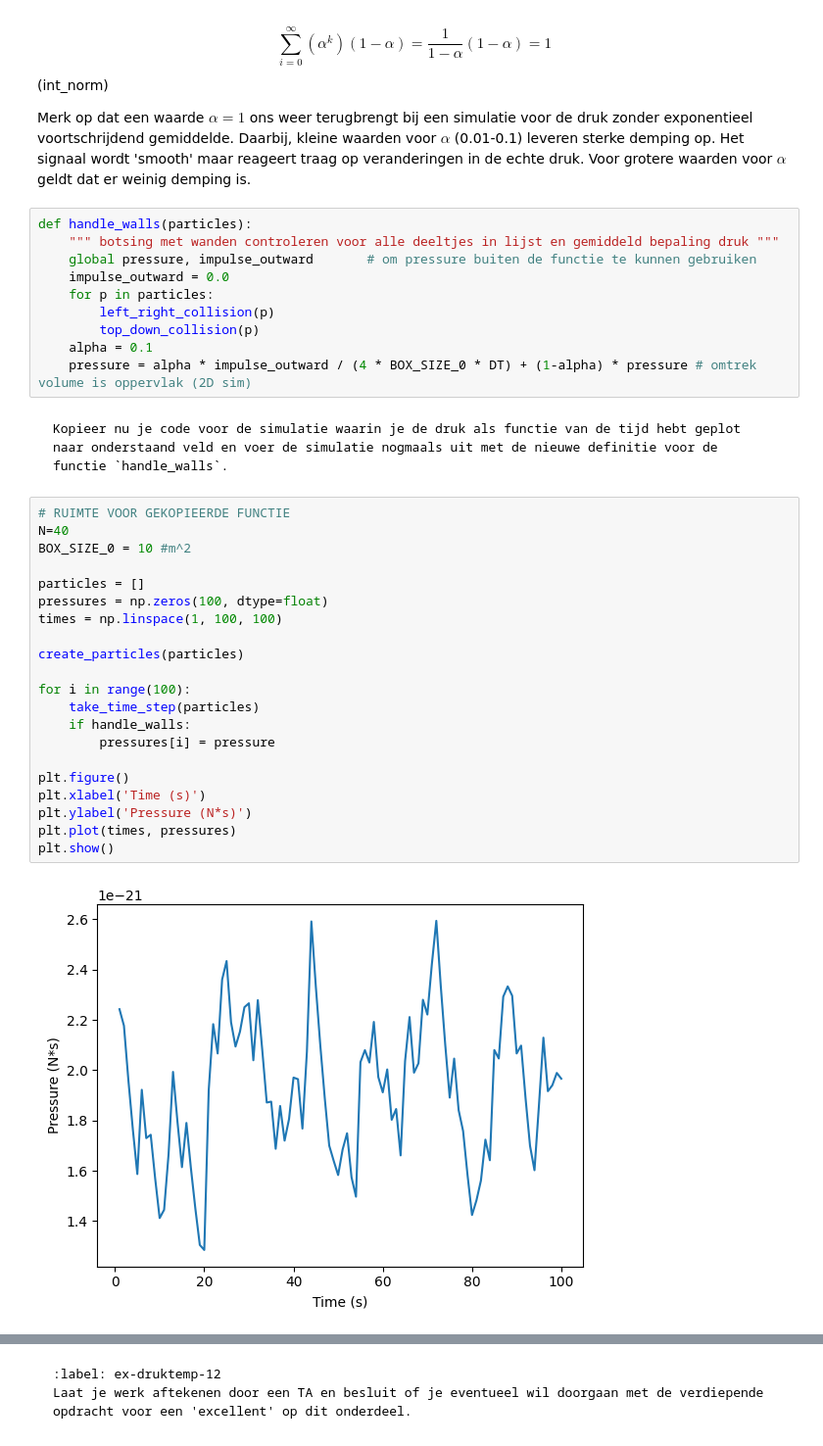
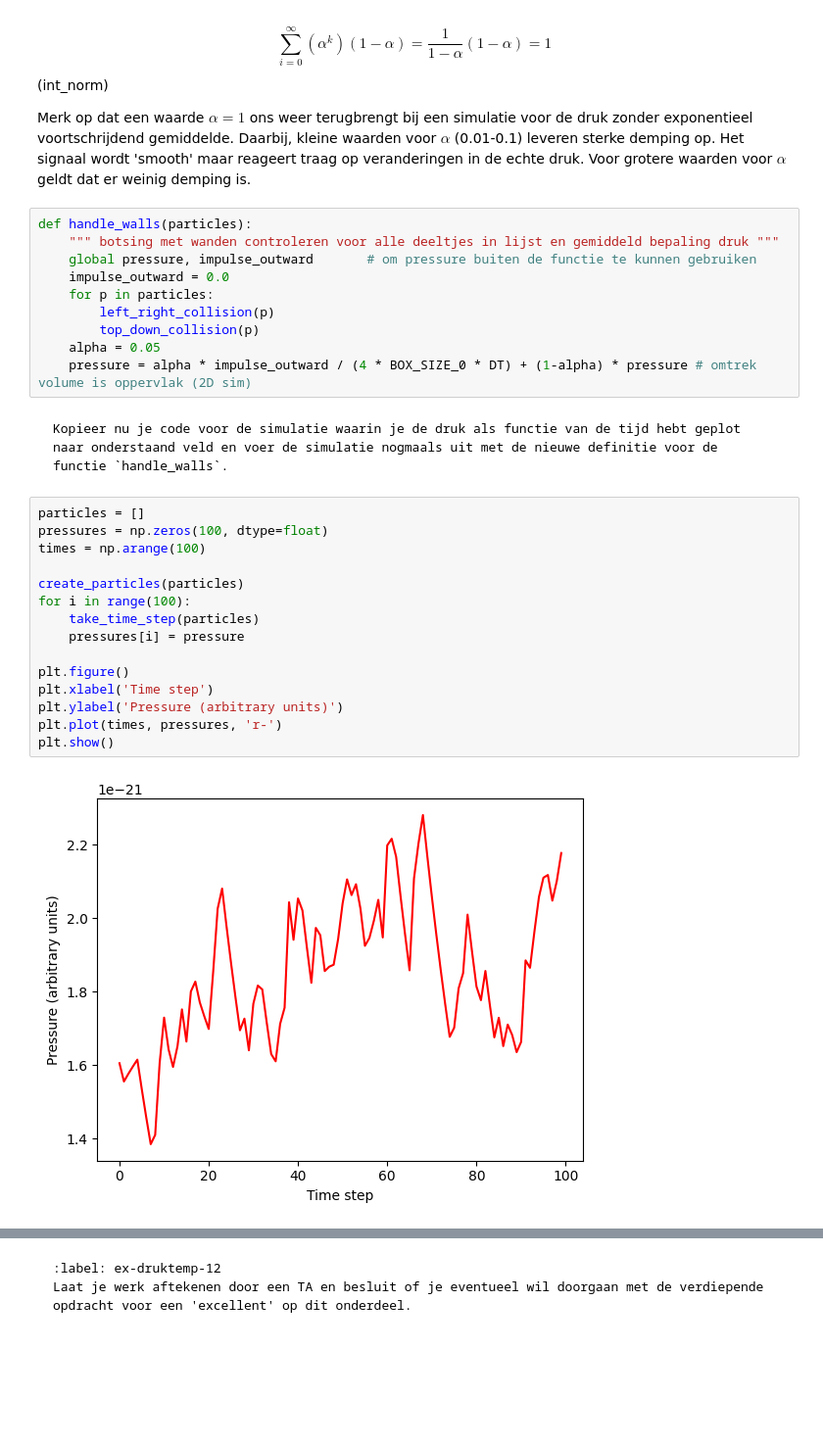
Before and after one commit to JSlootsTUD/Jesse-en-Justin, a Jupyter notebook: Content/PySim/5_druktemp.ipynb, the cells around one changed output, grey strips where cells are left out. Shown at 98% size. Cells and saved outputs as stored; diff of their text form; blank space fills up the shorter version.

````diff
--- a/Content/PySim/5_druktemp.ipynb
+++ b/Content/PySim/5_druktemp.ipynb
@@ -368,35 +367,29 @@ def handle_walls(particles):
     for p in particles:
         left_right_collision(p)
         top_down_collision(p)
-    alpha = 0.1
+    alpha = 0.05
     pressure = alpha * impulse_outward / (4 * BOX_SIZE_0 * DT) + (1-alpha) * pressure # omtrek volume is oppervlak (2D sim)
 # %% [markdown]
 ```{exercise}
 Kopieer nu je code voor de simulatie waarin je de druk als functie van de tijd hebt geplot naar onderstaand veld en voer de simulatie nogmaals uit met de nieuwe definitie voor de functie `handle_walls`.
 ```
 # %%
-# RUIMTE VOOR GEKOPIEERDE FUNCTIE
-N=40
-BOX_SIZE_0 = 10 #m^2
-
 particles = []
 pressures = np.zeros(100, dtype=float)
-times = np.linspace(1, 100, 100)
+times = np.arange(100)
 
 create_particles(particles)
-
 for i in range(100):
     take_time_step(particles)
-    if handle_walls:
-        pressures[i] = pressure
+    pressures[i] = pressure
 
 plt.figure()
-plt.xlabel('Time (s)')
-plt.ylabel('Pressure (N*s)')
-plt.plot(times, pressures)
+plt.xlabel('Time step')
+plt.ylabel('Pressure (arbitrary units)')
+plt.plot(times, pressures, 'r-')
 plt.show()
 # %% [output]
-[figure, old version]
+[figure, new version]
 # %% [markdown]
 Met de middeling kan je beter zien wat de gemiddelde waarde voor de druk in dit systeem is. Als dit voor jouw simulatie lastig is kan je de factor `alpha` aanpassen in de functie 'handle_walls`, zodat je over een langere periode het gemiddelde neemt. Hou daarbij wel rekening met de eis in [bovenstaande formule](int_norm)
 
````
Also changed, not shown: parts of 7 cells of this notebook.
